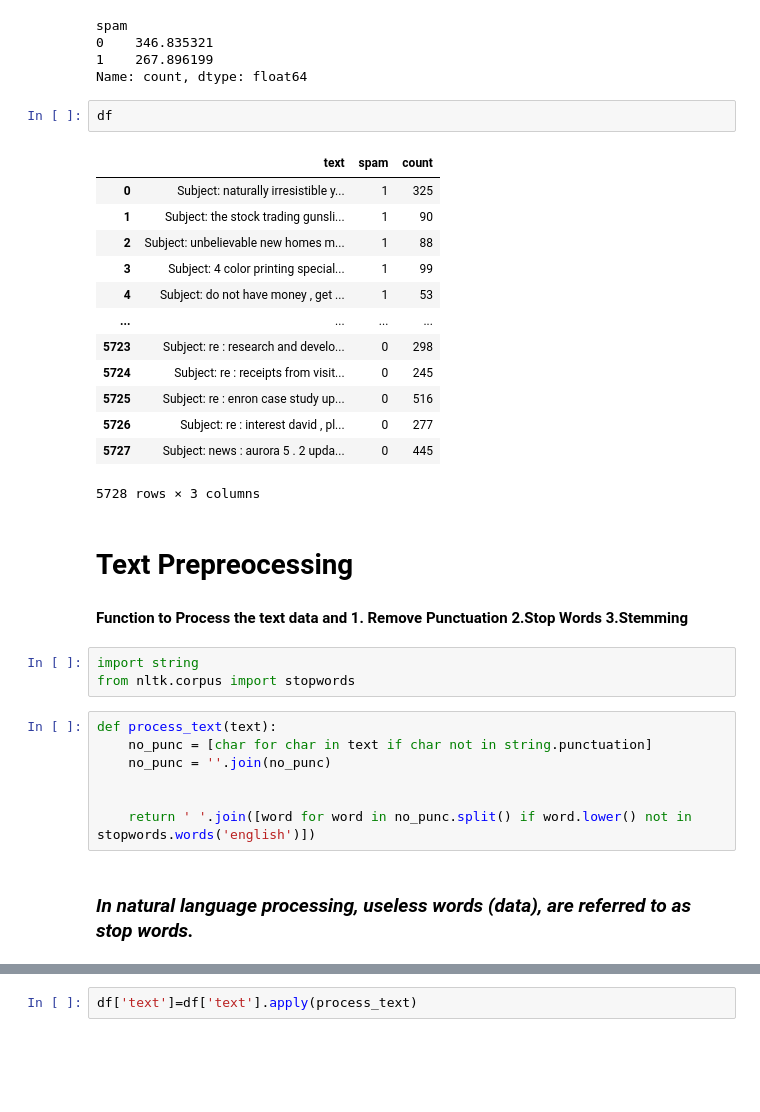
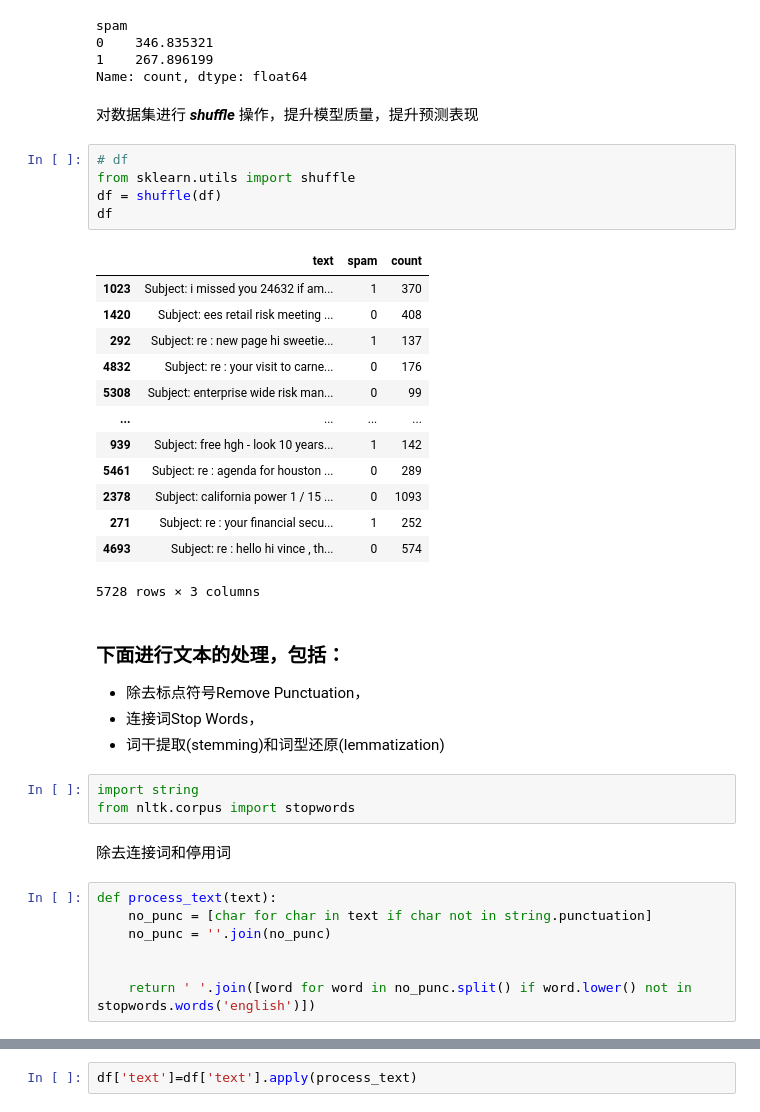
Before and after one commit to Hacker-jh/ML_repo, a Jupyter notebook: email-spam-classification-nlp-2-in-cn.ipynb, the cells around one changed output, grey strips where cells are left out. Cells and saved outputs as stored; diff of their text form; blank space fills up the shorter version.

Commit message:
Kaggle Notebook | Email Spam Classification NLP 2 in CN | Version 3

```diff
--- a/email-spam-classification-nlp-2-in-cn.ipynb
+++ b/email-spam-classification-nlp-2-in-cn.ipynb
@@ -96,29 +94,37 @@ spam
 0    346.835321
 1    267.896199
 Name: count, dtype: float64
-# %%
-df
-# %% [output]
-|  | text | spam | count |
-| 0 | Subject: naturally irresistible y... | 1 | 325 |
-| 1 | Subject: the stock trading gunsli... | 1 | 90 |
-| 2 | Subject: unbelievable new homes m... | 1 | 88 |
-| 3 | Subject: 4 color printing special... | 1 | 99 |
-| 4 | Subject: do not have money , get ... | 1 | 53 |
-| ... | ... | ... | ... |
-| 5723 | Subject: re : research and develo... | 0 | 298 |
-| 5724 | Subject: re : receipts from visit... | 0 | 245 |
-| 5725 | Subject: re : enron case study up... | 0 | 516 |
-| 5726 | Subject: re : interest david , pl... | 0 | 277 |
-| 5727 | Subject: news : aurora 5 . 2 upda... | 0 | 445 |
-5728 rows × 3 columns
-# %% [markdown]
-# Text Prepreocessing
-# %% [markdown]
-**Function to Process the text data and 1. Remove Punctuation 2.Stop Words 3.Stemming**
+# %% [markdown]
+对数据集进行 ***shuffle*** 操作，提升模型质量，提升预测表现
+# %%
+# df
+from sklearn.utils import shuffle
+df = shuffle(df)
+df
+# %% [output]
+|  | text | spam | count |
+| 1023 | Subject: i missed you 24632 if am... | 1 | 370 |
+| 1420 | Subject: ees retail risk meeting ... | 0 | 408 |
+| 292 | Subject: re : new page hi sweetie... | 1 | 137 |
+| 4832 | Subject: re : your visit to carne... | 0 | 176 |
+| 5308 | Subject: enterprise wide risk man... | 0 | 99 |
+| ... | ... | ... | ... |
+| 939 | Subject: free hgh - look 10 years... | 1 | 142 |
+| 5461 | Subject: re : agenda for houston ... | 0 | 289 |
+| 2378 | Subject: california power 1 / 15 ... | 0 | 1093 |
+| 271 | Subject: re : your financial secu... | 1 | 252 |
+| 4693 | Subject: re : hello hi vince , th... | 0 | 574 |
+5728 rows × 3 columns
+# %% [markdown]
+### 下面进行文本的处理，包括：
+- 除去标点符号Remove Punctuation，
+- 连接词Stop Words，
+- 词干提取(stemming)和词型还原(lemmatization)
 # %%
 import string
 from nltk.corpus import stopwords
+# %% [markdown]
+除去连接词和停用词
 # %%
 def process_text(text):
     no_punc = [char for char in text if char not in string.punctuation]
@@ -126,5 +132,3 @@ def process_text(text):
 
 
     return ' '.join([word for word in no_punc.split() if word.lower() not in stopwords.words('english')])
-# %% [markdown]
-### ***In natural language processing, useless words (data), are referred to as stop words.***
```
Also changed, not shown: parts of 23 cells of this notebook.
